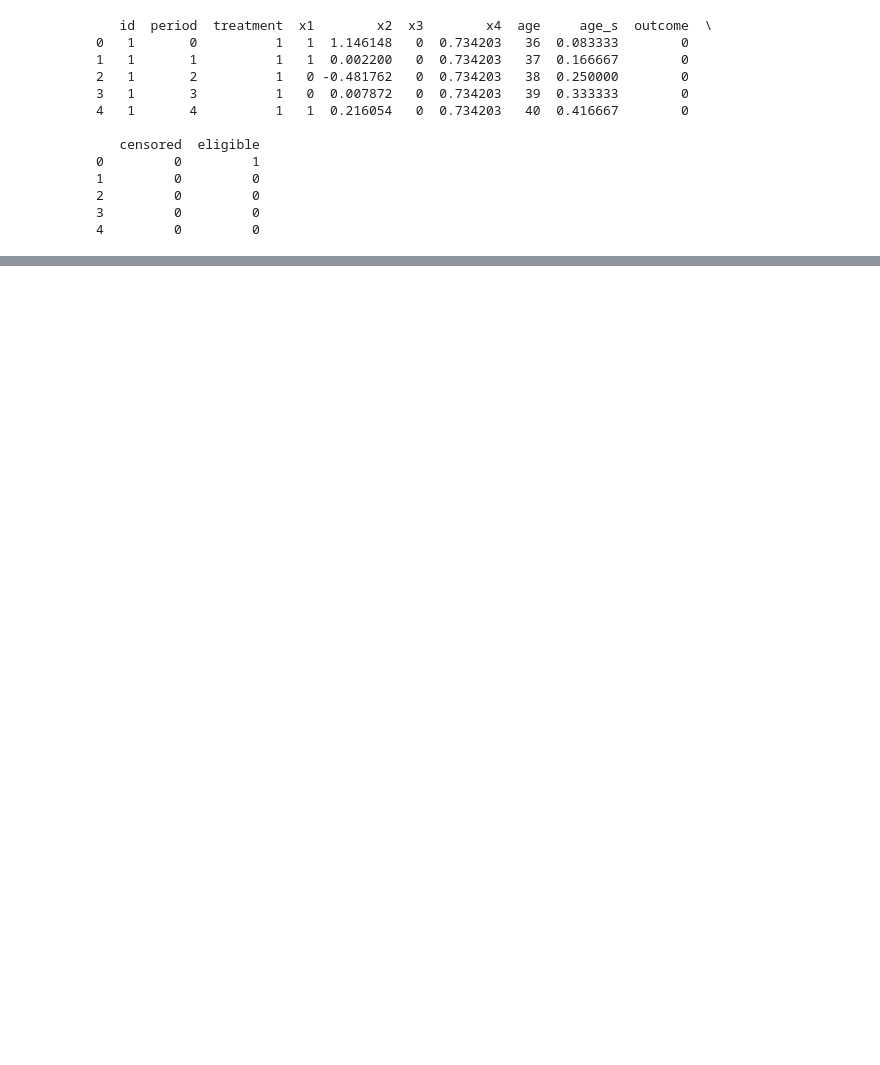
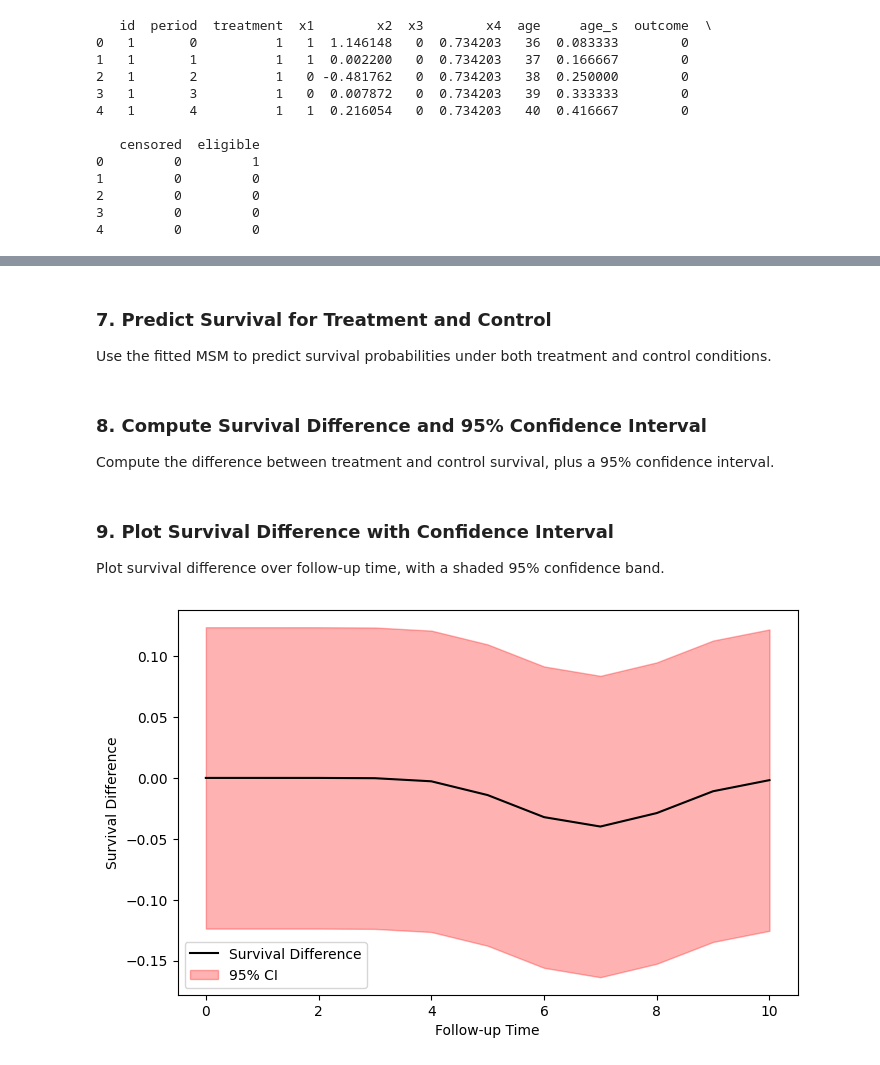
Before and after one commit to ChanAbay-abay/TTE_PY, a Jupyter notebook: TTE-v2.ipynb, the cells around one changed output, grey strips where cells are left out. Drawn from its saved outputs; the diff is of its cells as text; code cells hidden in the pictures; blank space fills up the shorter version.

```diff
--- a/TTE-v2.ipynb
+++ b/TTE-v2.ipynb
@@ -97,6 +58,0 @@ Calculating stabilized weights based on the fitted models.
-# %%
-data_censored['p_numerator'] = censor_model_numerator.predict()
-data_censored['p_denominator'] = censor_model_denominator.predict()
-
-data_censored['weight'] = data_censored['p_numerator'] / data_censored['p_denominator']
-trial_itt['data'] = data_censored  # Save back to trial object
@@ -142,3 +86,2 @@ This part is simplified into a DataFrame slice. This is to create data for predi
 # %%
 expanded_data = data_censored[data_censored['period'] == 1].copy()
-trial_itt["expanded_data"] = expanded_data
@@ -203,0 +188,3 @@ plt.show()
+# %% [markdown]
+### 7. Predict Survival for Treatment and Control
+Use the fitted MSM to predict survival probabilities under both treatment and control conditions.
@@ -203,0 +217,38 @@ plt.show()
+# %% [markdown]
+### 8. Compute Survival Difference and 95% Confidence Interval
+Compute the difference between treatment and control survival, plus a 95% confidence interval.
+# %%
+# Compute the difference between survival curves (treatment vs. control)
+survival_diff = survival_treatment - survival_control
+
+# Get standard error for treatment effect directly from the fitted outcome model (matches R)
+treatment_se = trial_itt['outcome_model'].bse['assigned_treatment']
+
+# 95% Confidence Interval using the correct standard error
+z_critical = 1.96  # 95% confidence level Z-score
+
+ci_upper = survival_diff + z_critical * treatment_se
+ci_lower = survival_diff - z_critical * treatment_se
+# %% [markdown]
+### 9. Plot Survival Difference with Confidence Interval
+Plot survival difference over follow-up time, with a shaded 95% confidence band.
+# %%
+import matplotlib.pyplot as plt
+
+plt.figure(figsize=(8, 5))
+
+# Plot the survival difference curve
+plt.plot(survival_diff.index, survival_diff, color='black', label='Survival Difference')
+
+# Shaded area = confidence interval
+plt.fill_between(survival_diff.index, ci_lower, ci_upper, color='red', alpha=0.3, label='95% CI')
+
+# Labels and legend
+plt.xlabel("Follow-up Time")
+plt.ylabel("Survival Difference")
+plt.legend()
+
+# Show the plot
+plt.show()
+# %% [output]
+[figure, added]
```
Also changed, not shown: parts of 24 cells of this notebook.
